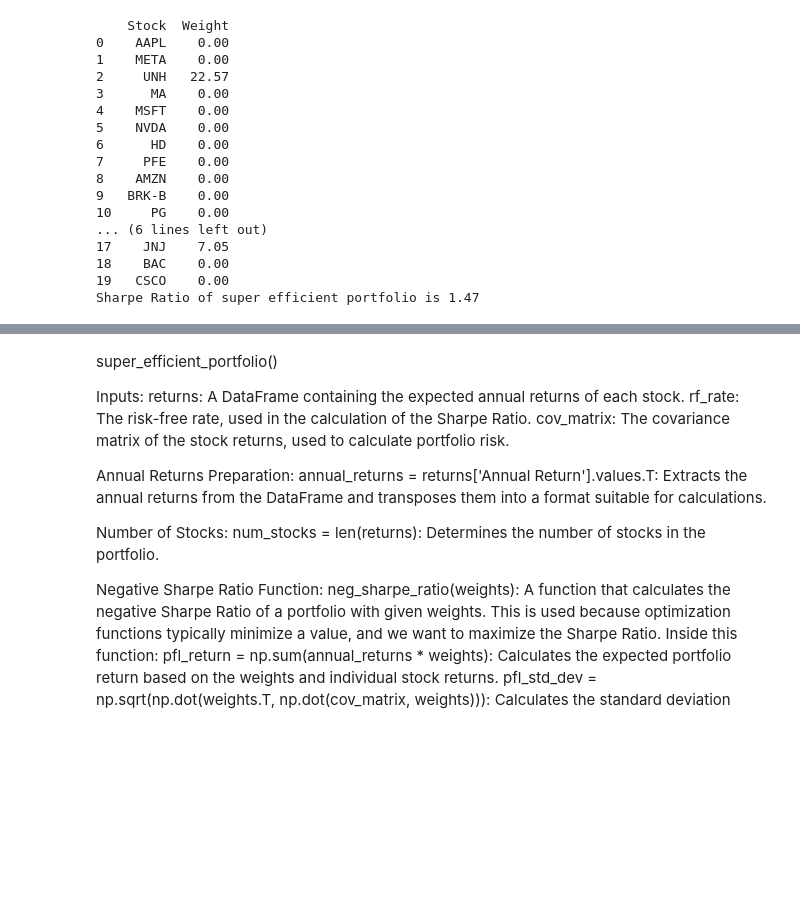
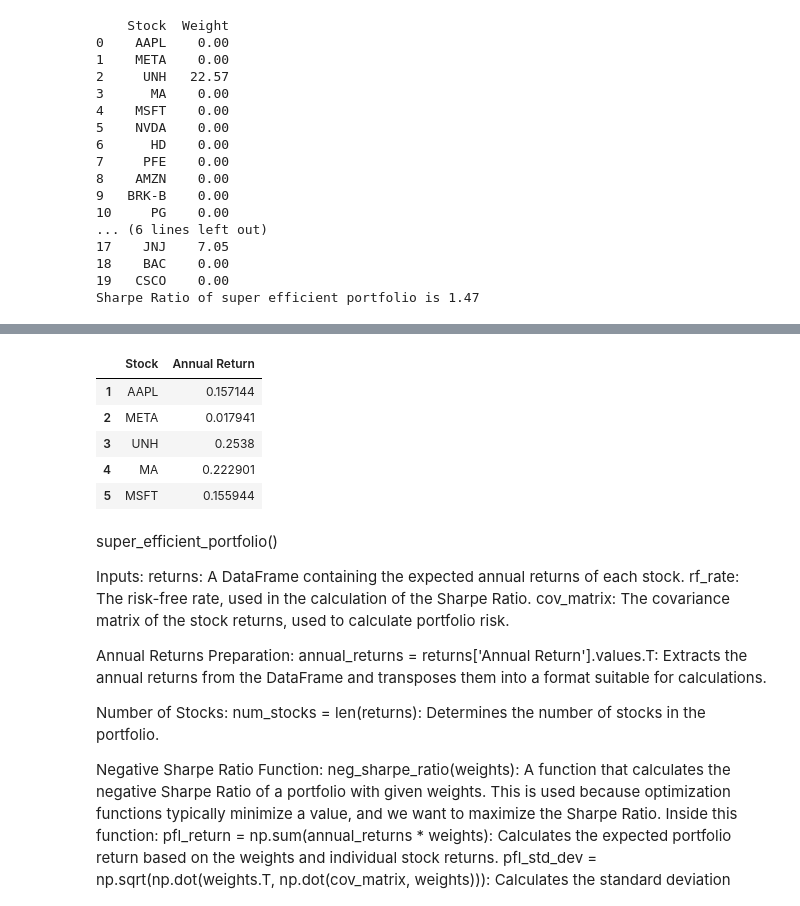
Before and after one commit to NemoDarjeeling/Fintech545, a Jupyter notebook: week7/week7_assignment/week7_assignment.ipynb, the cells around one changed output, grey strips where cells are left out. Drawn from its saved outputs; the diff is of its cells as text; code cells hidden in the pictures; blank space fills up the shorter version.

```diff
--- a/week7/week7_assignment/week7_assignment.ipynb
+++ b/week7/week7_assignment/week7_assignment.ipynb
@@ -773,3 +837,15 @@ Sharpe Ratio of super efficient portfolio is 1.47
+# %%
+test = test1.reset_index()
+test = test.melt(var_name='Stock', value_name='Annual Return')
+test.drop(index=0, inplace=True)
+test.head()
+# %% [output]
+|  | Stock | Annual Return |
+| 1 | AAPL | 0.157144 |
+| 2 | META | 0.017941 |
+| 3 | UNH | 0.2538 |
+| 4 | MA | 0.222901 |
+| 5 | MSFT | 0.155944 |
 # %% [markdown]
 super_efficient_portfolio()
 
```
Also changed, not shown: parts of 17 cells of this notebook.
